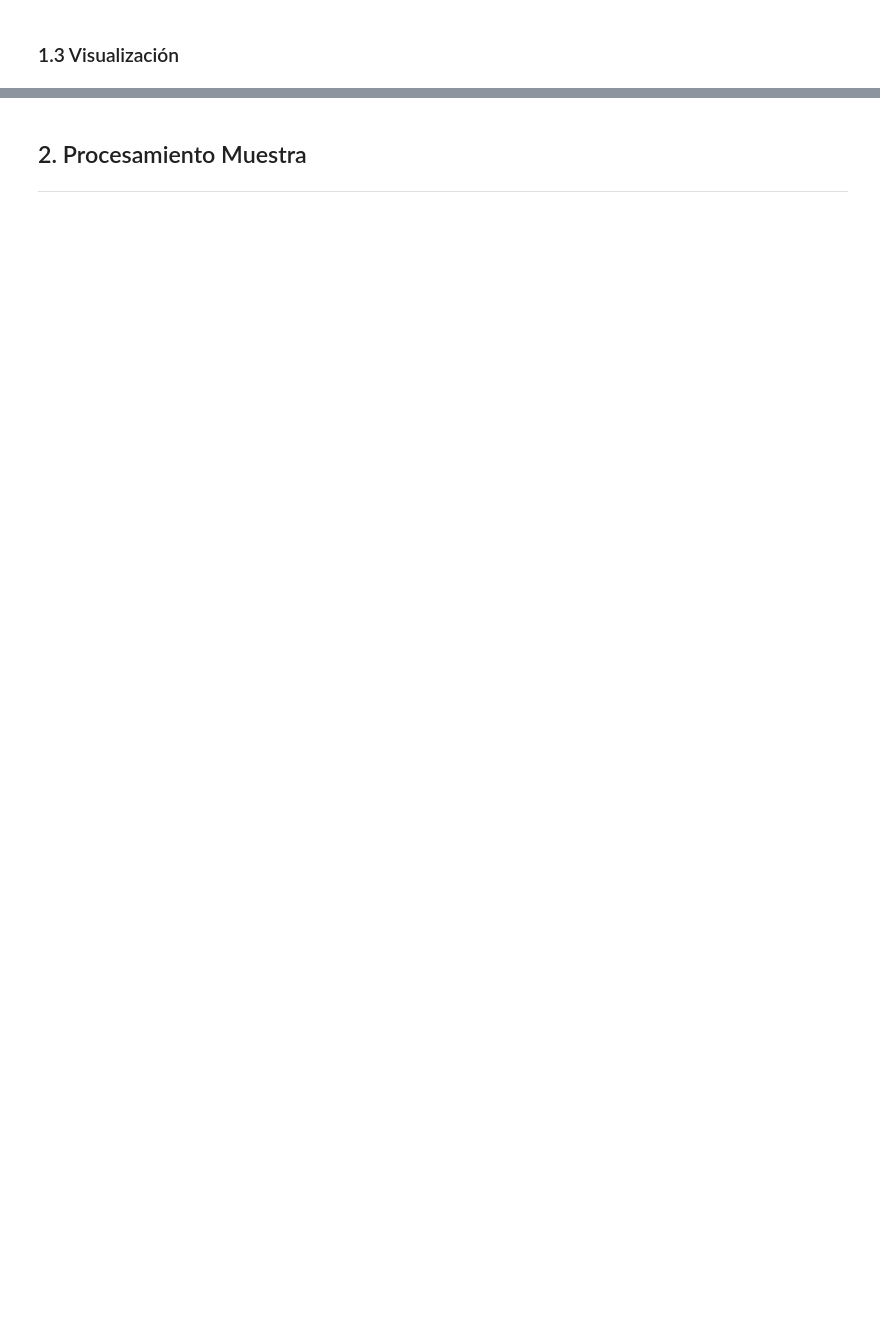
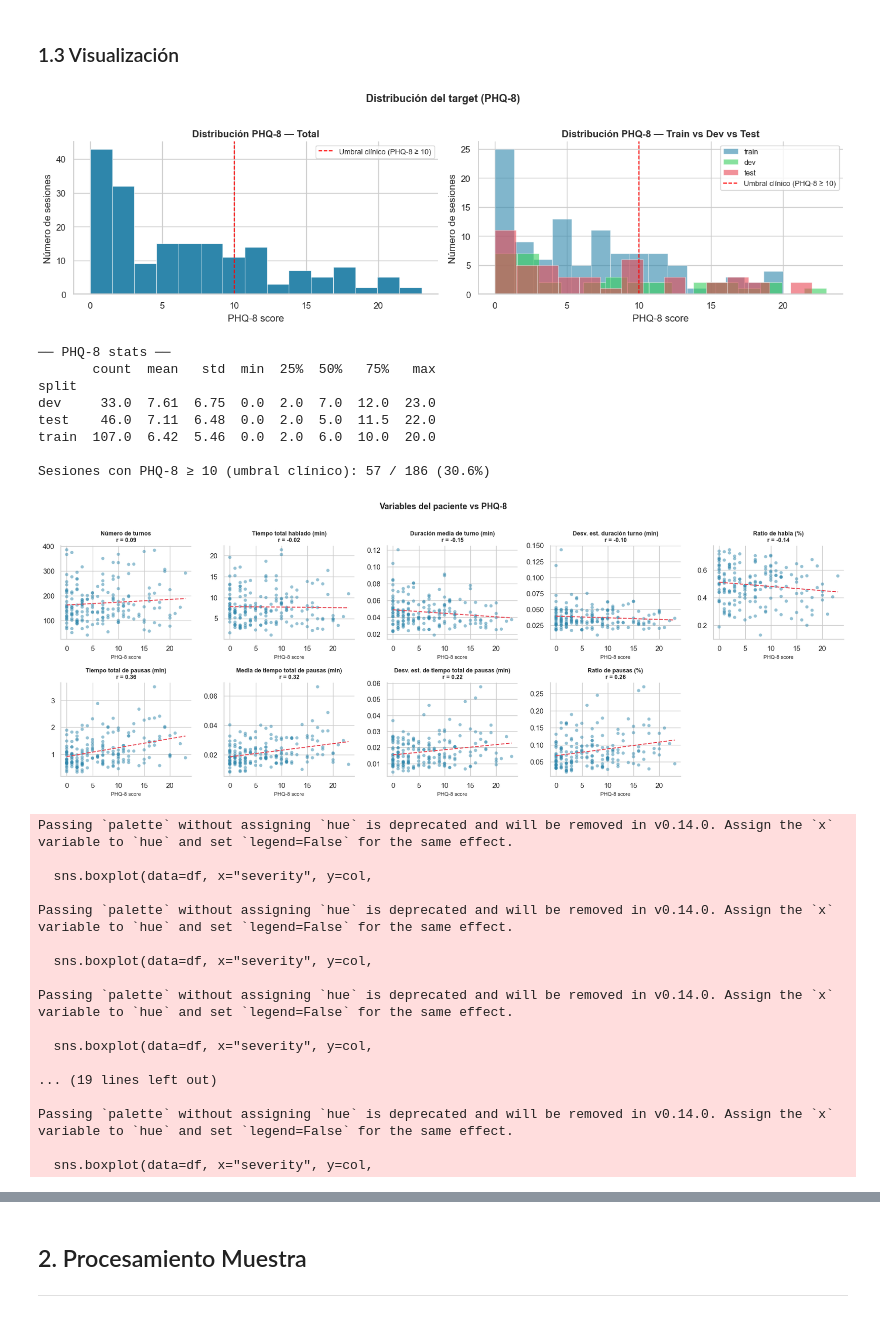
Before and after one commit to lazurridom/UNIR_IA_TFE, a Jupyter notebook: dev/1.Procesamiento_EDA_muestra.ipynb, the cells around one changed output, grey strips where cells are left out. Drawn from its saved outputs; the diff is of its cells as text; code cells hidden in the pictures; blank space fills up the shorter version.

```diff
--- a/dev/1.Procesamiento_EDA_muestra.ipynb
+++ b/dev/1.Procesamiento_EDA_muestra.ipynb
@@ -112,0 +119,9 @@ df_full
+# %%
+sesiones_noInfo = [451, 458, 480]
+
+df_filt = df_full[~df_full['participant_id'].isin(sesiones_noInfo)]
+
+n_eliminadas = len(df_full) - len(df_filt)
+pct_eliminadas = n_eliminadas / len(df_full) * 100
+
+print(f'Eliminadas {n_eliminadas} sesiones ({pct_eliminadas:.1f}% de la muestra)')
@@ -256,6 +325,6 @@ def get_transcript_stats(transcript_path):
 # %%
-df_full['duration_audio'] = df_full['path_audio'].apply(get_audio_duration_min)
-df_full = df_full.join(df_full['path_transcript'].apply(get_transcript_stats))
+df_filt['duration_audio'] = df_filt['path_audio'].apply(get_audio_duration_min)
+df_filt = df_filt.join(df_filt['path_transcript'].apply(get_transcript_stats))
 
-df_full
+df_filt
 # %% [output]
@@ -276,0 +613,34 @@ df_full
+# %%
+plot_phq8distribution_by_split(df_filt)
+plot_vars_vs_phq8(df_filt)
+plot_boxplots_by_severity(df_filt)
+plot_vars_by_split(df_filt)
+plot_vars_by_split_kde(df_filt)
+# %% [output]
+[figure, added]
+── PHQ-8 stats ──
+       count  mean   std  min  25%  50%   75%   max
+split
+dev     33.0  7.61  6.75  0.0  2.0  7.0  12.0  23.0
+test    46.0  7.11  6.48  0.0  2.0  5.0  11.5  22.0
+train  107.0  6.42  5.46  0.0  2.0  6.0  10.0  20.0
+
+Sesiones con PHQ-8 ≥ 10 (umbral clínico): 57 / 186 (30.6%)
+[figure, added]
+Passing `palette` without assigning `hue` is deprecated and will be removed in v0.14.0. Assign the `x` variable to `hue` and set `legend=False` for the same effect.
+
+  sns.boxplot(data=df, x="severity", y=col,
+
+Passing `palette` without assigning `hue` is deprecated and will be removed in v0.14.0. Assign the `x` variable to `hue` and set `legend=False` for the same effect.
+
+  sns.boxplot(data=df, x="severity", y=col,
+
+Passing `palette` without assigning `hue` is deprecated and will be removed in v0.14.0. Assign the `x` variable to `hue` and set `legend=False` for the same effect.
+
+  sns.boxplot(data=df, x="severity", y=col,
+
+... (19 lines left out)
+
+Passing `palette` without assigning `hue` is deprecated and will be removed in v0.14.0. Assign the `x` variable to `hue` and set `legend=False` for the same effect.
+
+  sns.boxplot(data=df, x="severity", y=col,
```
Also changed, not shown: parts of 10 cells of this notebook.
